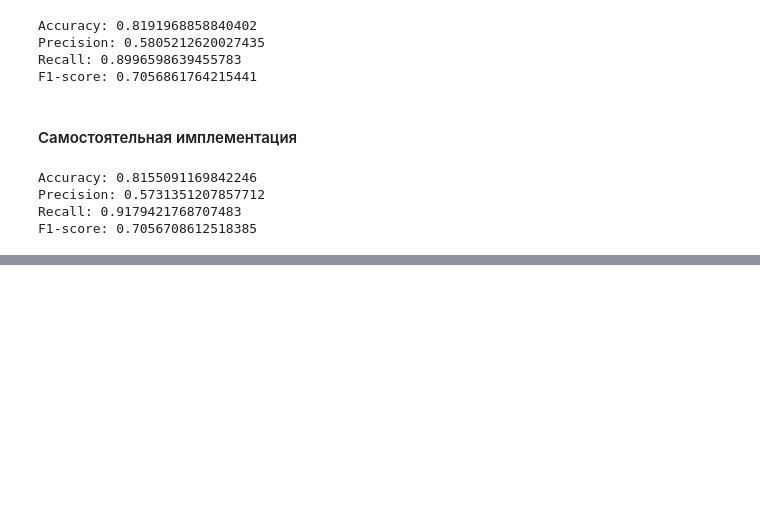
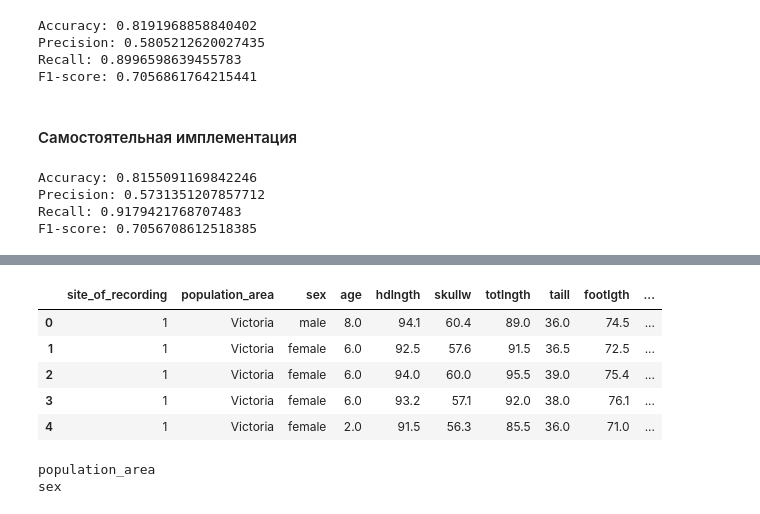
Before and after one commit to Unknown-reader/MK_multimedia, a Jupyter notebook: lab 1-5.ipynb, the cells around one changed output, grey strips where cells are left out. Saved outputs shown, nothing was run; the diff lists cells and outputs as text; code cells hidden in the pictures; blank space fills up the shorter version.

```diff
--- a/lab 1-5.ipynb
+++ b/lab 1-5.ipynb
@@ -301,0 +343,24 @@ F1-score: 0.7056708612518385
+# %%
+possum_df = possum_df.drop(labels=['case'], axis=1)
+possum_df = possum_df.rename(columns={'Pop':'population_area', 'site':'site_of_recording'})
+possum_df = possum_df.replace(to_replace={'Vic': 'Victoria', 'm': 'male', 'f': 'female'})
+possum_df.head()
+# %% [output]
+|  | site_of_recording | population_area | sex | age | hdlngth | skullw | totlngth | taill | footlgth | ... |
+| 0 | 1 | Victoria | male | 8.0 | 94.1 | 60.4 | 89.0 | 36.0 | 74.5 | ... |
+| 1 | 1 | Victoria | female | 6.0 | 92.5 | 57.6 | 91.5 | 36.5 | 72.5 | ... |
+| 2 | 1 | Victoria | female | 6.0 | 94.0 | 60.0 | 95.5 | 39.0 | 75.4 | ... |
+| 3 | 1 | Victoria | female | 6.0 | 93.2 | 57.1 | 92.0 | 38.0 | 76.1 | ... |
+| 4 | 1 | Victoria | female | 2.0 | 91.5 | 56.3 | 85.5 | 36.0 | 71.0 | ... |
+# %%
+categoric_columns_possum = possum_df.select_dtypes(include=[ 'object' ]).columns
+for column_name in categoric_columns_possum:
+    print(column_name)
+
+encoder = preprocessing.LabelEncoder()
+
+for col in categoric_columns_possum:
+    possum_df[col] = encoder.fit_transform(possum_df[col])
+# %% [output]
+population_area
+sex
```
Also changed, not shown: parts of 23 cells of this notebook, 1 other file.
